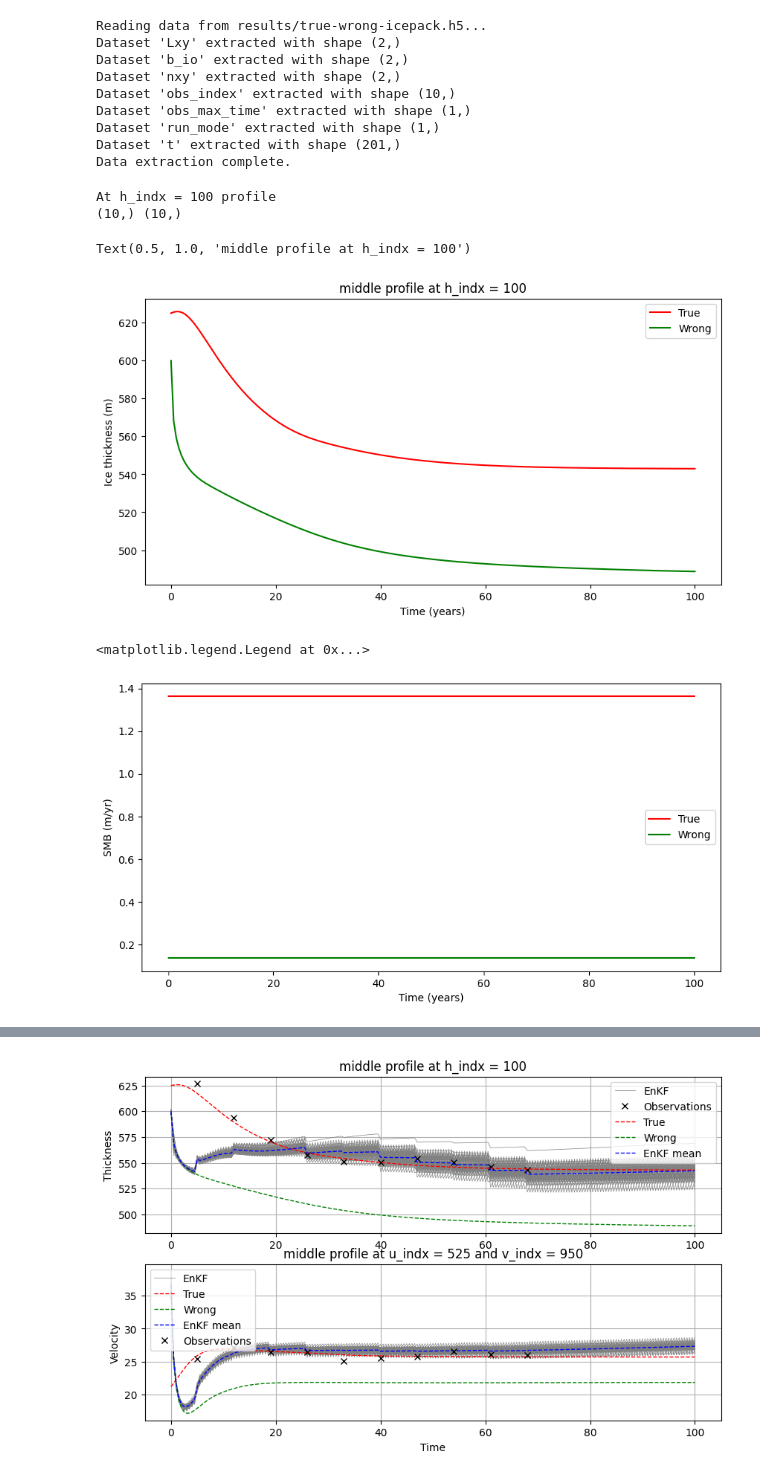
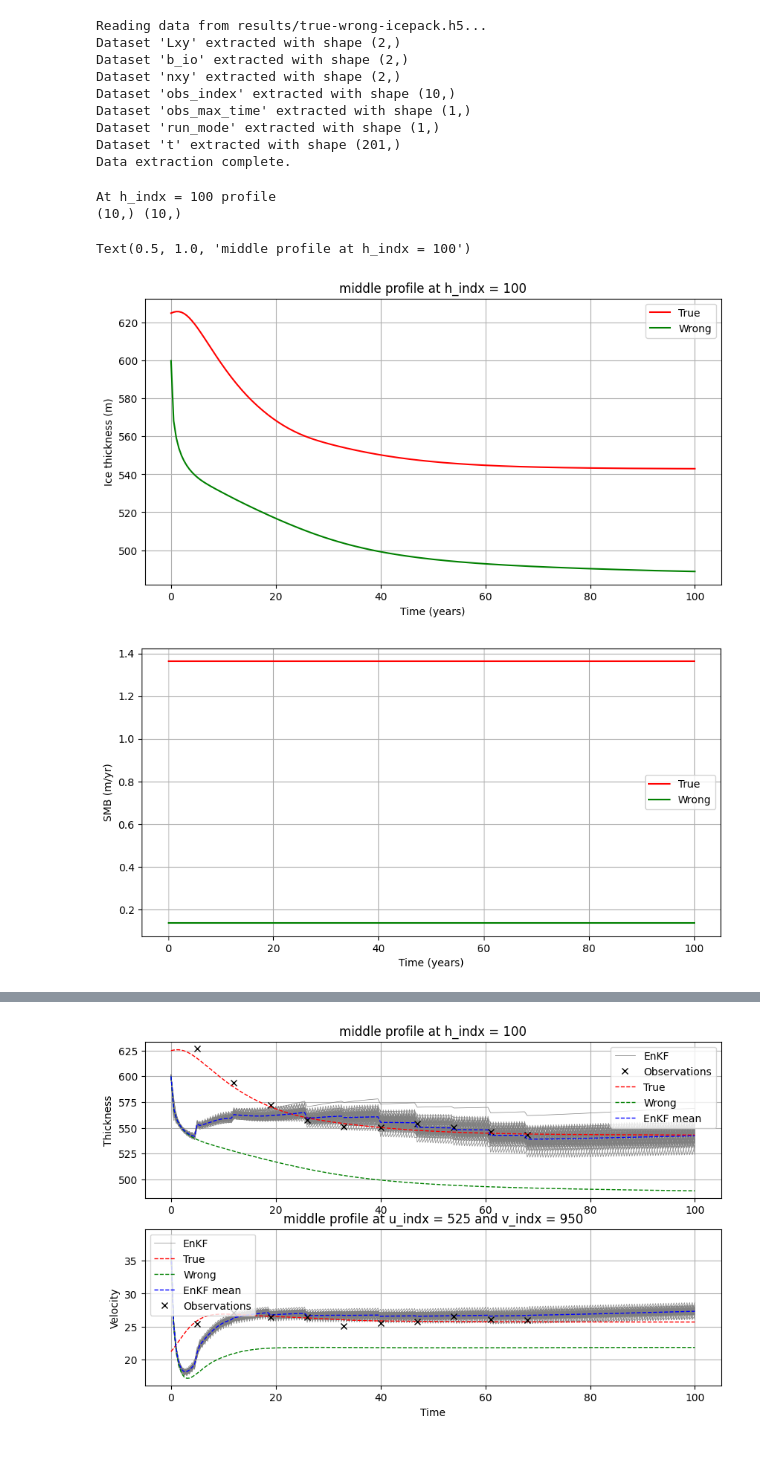
Before and after one commit to ICESEE-project/ICESEE, a Jupyter notebook: applications/icepack_model/examples/synthetic_ice_stream/read_results.ipynb, the cells around one changed output, grey strips where cells are left out. Drawn from its saved outputs; the diff is of its cells as text; code cells hidden in the pictures.

```diff
--- a/applications/icepack_model/examples/synthetic_ice_stream/read_results.ipynb
+++ b/applications/icepack_model/examples/synthetic_ice_stream/read_results.ipynb
@@ -98,34 +96,35 @@ profile_flag = "middle" # begining, middle, end, random
 # h_indx = htrue.shape[1]//2 # middle profile
 # h_indx = htrue.shape[1]-1 # last profile
 # h_indx = np.random.randint(htrue.shape[1])  # random profile
 if profile_flag == "begining":
     h_indx = 0 # first profile
 elif profile_flag == "middle":
     h_indx = htrue.shape[1]//2
 elif profile_flag == "end":
     h_indx = htrue.shape[1]-1
 elif profile_flag == "random":
     h_indx = np.random.randint(htrue.shape[1])
 
 print(f"At h_indx = {h_indx} profile ")
 
 h_true = htrue[h_indx,:]
 h_nurged = hnurge[h_indx,:]
 
 plt.figure(figsize=(10,5))
 plt.plot(t,h_true,'r',label='True')
 plt.plot(t,h_nurged,'g',label='Wrong')
 obs = w[h_indx,:]; print(obs.shape,t[ind_m].shape)
 # plt.plot(t[ind_m],obs,'kx',label="Observations")
 plt.xlabel('Time (years)')
 plt.ylabel('Ice thickness (m)')
 plt.legend()
+plt.grid()
 plt.title(f"{profile_flag} profile at h_indx = {h_indx}")
 # %% [output]
 At h_indx = 100 profile
 (10,) (10,)
 Text(0.5, 1.0, 'middle profile at h_indx = 100')
-[figure, old version]
+[figure, new version]
 # %%
 # extract smb
 smbtrue = ensemble_true_state[3*hdim:,:]
@@ -138,9 +137,9 @@ plt.plot(t,smbnurged[h_indx,:],'g',label='Wrong')
 plt.xlabel('Time (years)')
 plt.ylabel('SMB (m/yr)')
 plt.legend()
+plt.grid()
 # %% [output]
-<matplotlib.legend.Legend at 0x...>
-[figure, old version]
+[figure, new version]
 # %%
 from firedrake import *
 import firedrake
```
Also changed, not shown: parts of 5 cells of this notebook, 2 other files.
